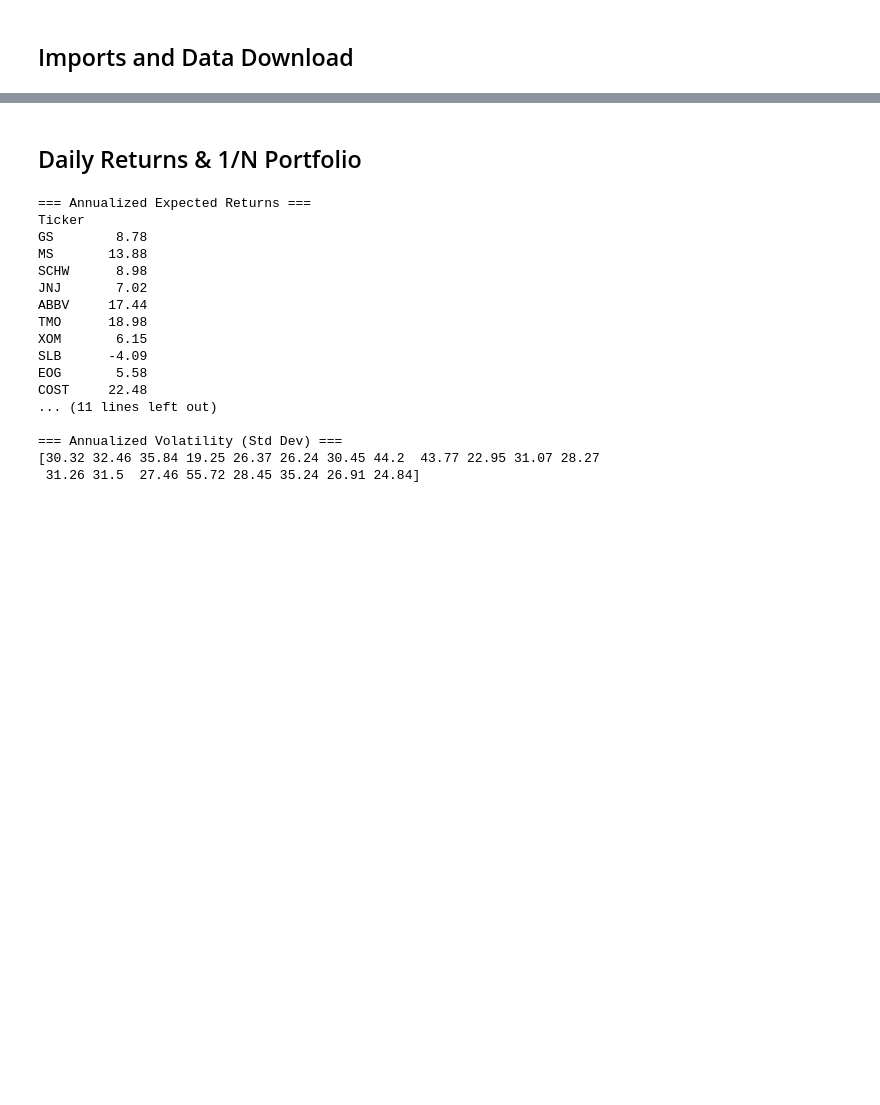
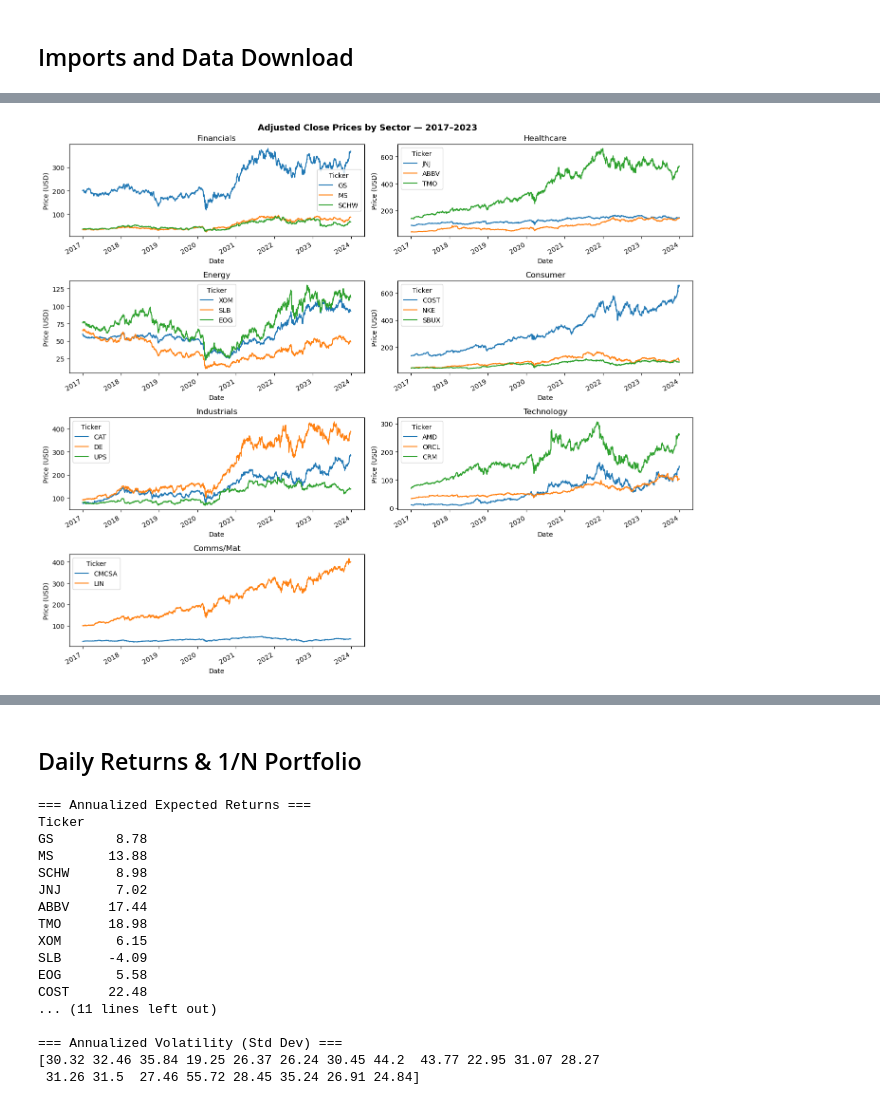
Before and after one commit to chartouni/project-2, a Jupyter notebook: project2.ipynb, the cells around one changed output, grey strips where cells are left out. Drawn from its saved outputs; the diff is of its cells as text; code cells hidden in the pictures; blank space fills up the shorter version.

```diff
--- a/project2.ipynb
+++ b/project2.ipynb
@@ -19,6 +19,16 @@ tickers = [
     'AMD', 'ORCL', 'CRM',         # Tech
     'CMCSA', 'LIN'                 # Comms / Materials
 ]
+# %%
+sectors = {
+    'Financials' : ['GS', 'MS', 'SCHW'],
+    'Healthcare' : ['JNJ', 'ABBV', 'TMO'],
+    'Energy'     : ['XOM', 'SLB', 'EOG'],
+    'Consumer'   : ['COST', 'NKE', 'SBUX'],
+    'Industrials': ['CAT', 'DE', 'UPS'],
+    'Technology' : ['AMD', 'ORCL', 'CRM'],
+    'Comms/Mat'  : ['CMCSA', 'LIN']
+}
 # %%
 # --- Download adjusted close prices ---
 raw = yf.download(tickers, start='2017-01-01', end='2023-12-31', auto_adjust=True)['Close']
@@ -54,0 +65,11 @@ dtype: int64
+# %%
+fig, axes = plt.subplots(4, 2, figsize=(14, 12))
+for ax, (sector, tkrs) in zip(axes.flat, sectors.items()):
+    raw[tkrs].plot(ax=ax, title=sector)
+    ax.set_ylabel('Price (USD)')
+axes.flat[-1].set_visible(False)
+plt.suptitle('Adjusted Close Prices by Sector — 2017–2023', fontsize=13, weight='bold')
+plt.tight_layout()
+plt.show()
+# %% [output]
+[figure, added]
```
Also changed, not shown: parts of 8 cells of this notebook.
